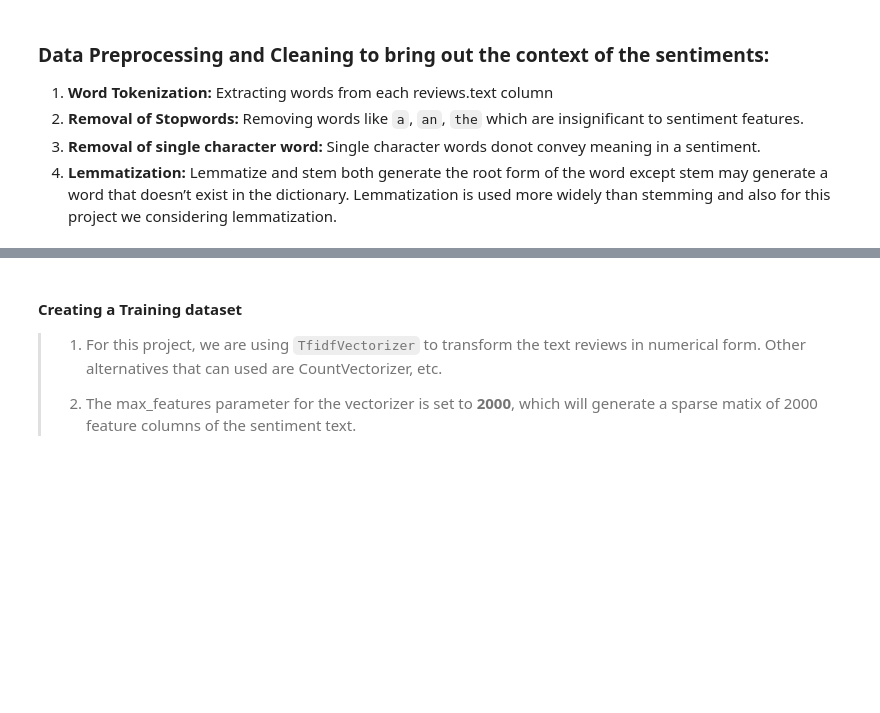
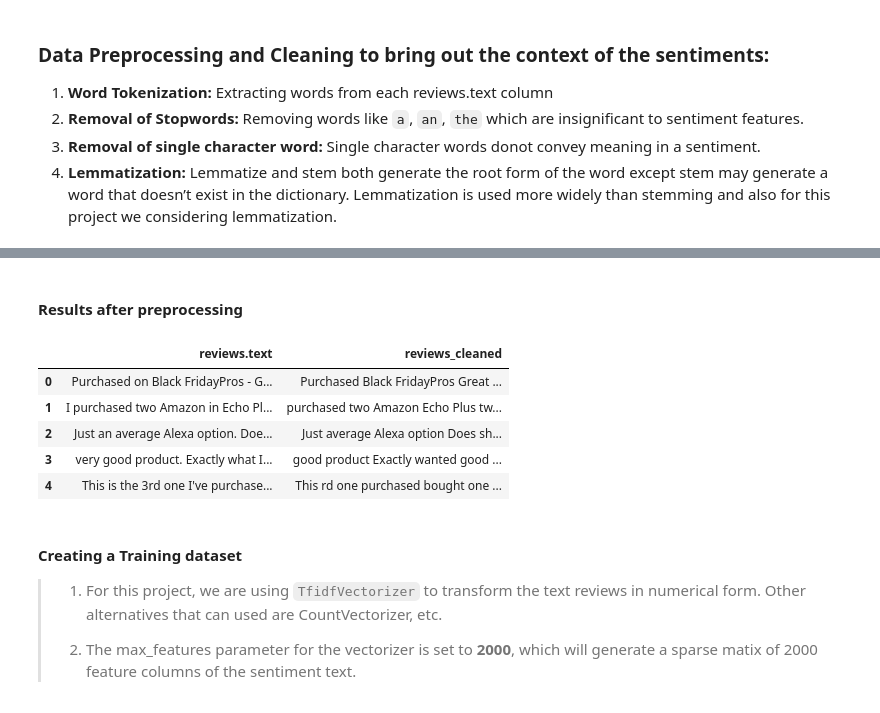
Before and after one commit to snbhattacharjya/Simplilearn, a Jupyter notebook: Capstone Project/E-commerce.ipynb, the cells around one changed output, grey strips where cells are left out. Drawn from its saved outputs; the diff is of its cells as text; code cells hidden in the pictures; blank space fills up the shorter version.

```diff
--- a/Capstone Project/E-commerce.ipynb
+++ b/Capstone Project/E-commerce.ipynb
@@ -264,3 +264,14 @@ Wall time: 29.6 s
+# %% [markdown]
+#### Results after preprocessing
+# %%
+merge_df[['reviews.text','reviews_cleaned']][:5]
+# %% [output]
+|  | reviews.text | reviews_cleaned |
+| 0 | Purchased on Black FridayPros - G... | Purchased Black FridayPros Great ... |
+| 1 | I purchased two Amazon in Echo Pl... | purchased two Amazon Echo Plus tw... |
+| 2 | Just an average Alexa option. Doe... | Just average Alexa option Does sh... |
+| 3 | very good product. Exactly what I... | good product Exactly wanted good ... |
+| 4 | This is the 3rd one I've purchase... | This rd one purchased bought one ... |
 # %% [markdown]
 #### Creating a Training dataset
 > 1. For this project, we are using `TfidfVectorizer` to transform the text reviews in numerical form. Other alternatives that can used are CountVectorizer, etc.
```
Also changed, not shown: parts of 24 cells of this notebook.
